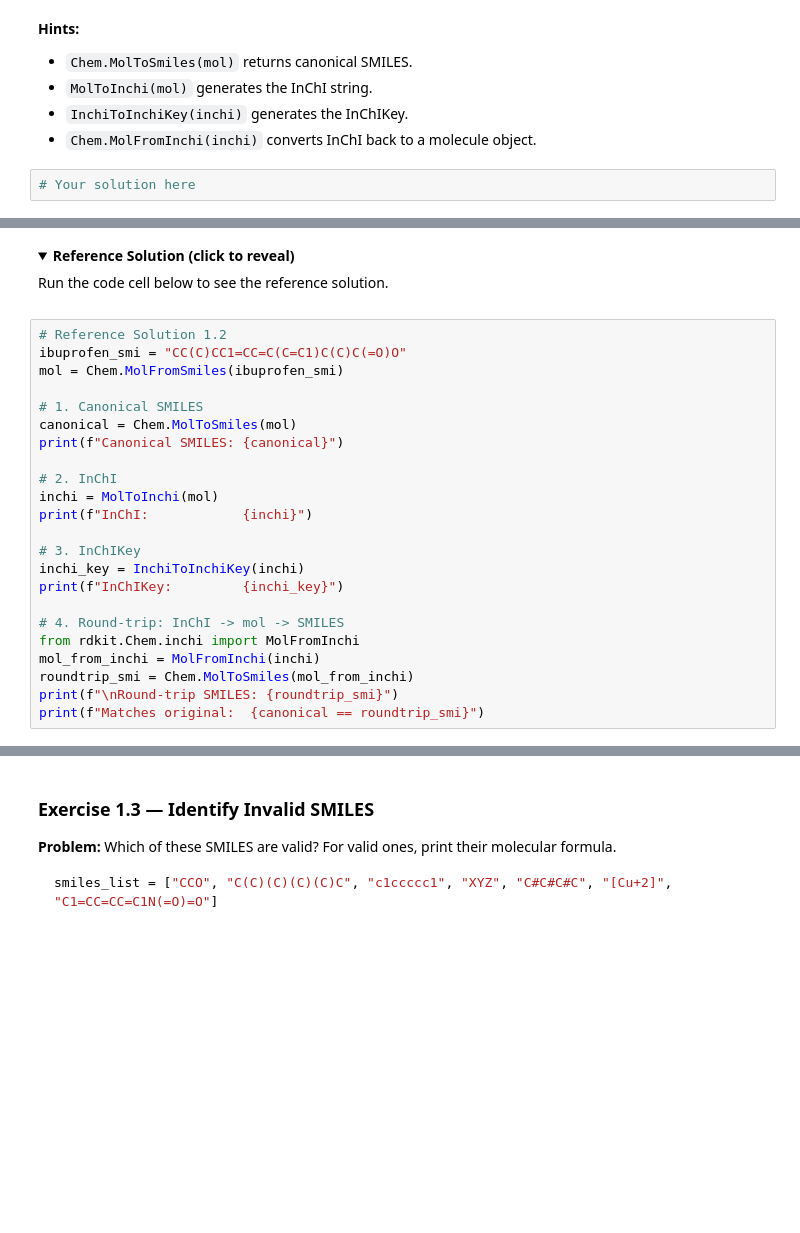
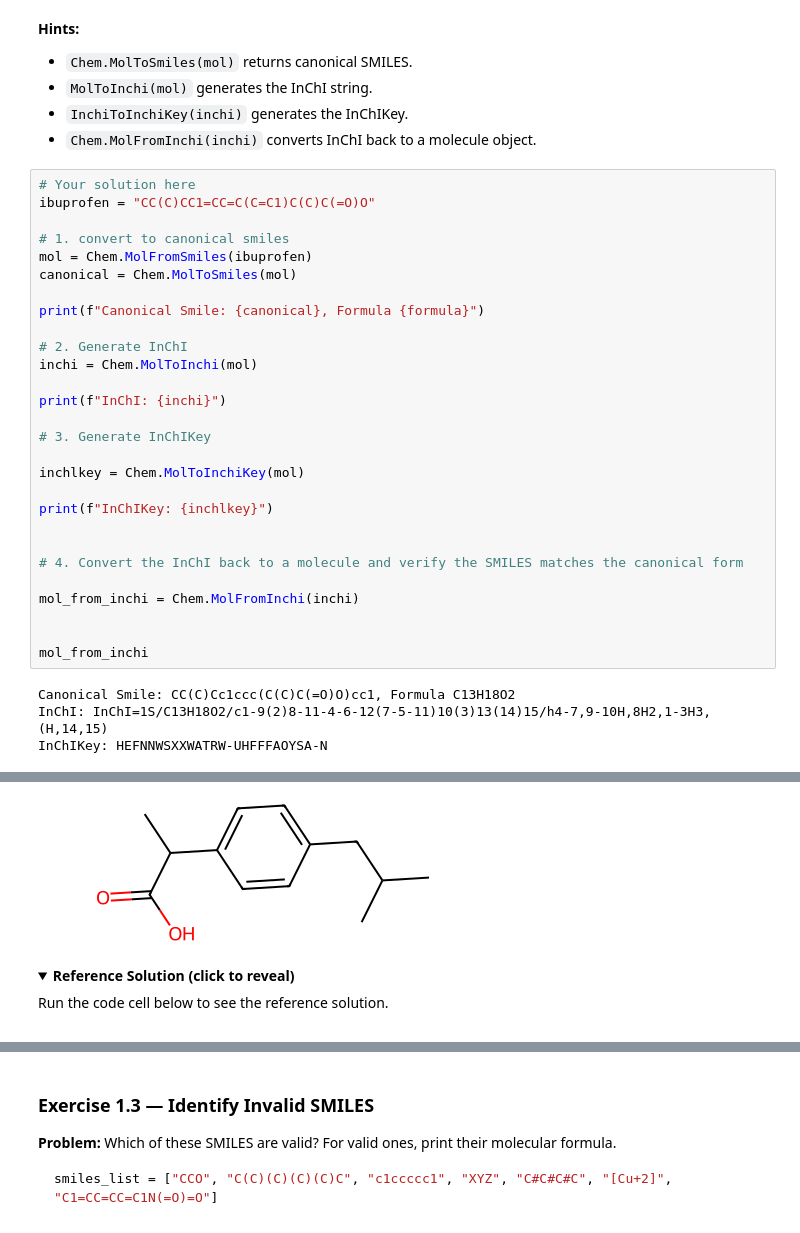
Before and after one commit to OmTarawneh/chem-rdkit-tutorial, a Jupyter notebook: notebooks/11-exercises.ipynb, the cells around one changed output, grey strips where cells are left out. Saved outputs shown, nothing was run; the diff lists cells and outputs as text; folded sections open; blank space fills up the shorter version.

```diff
--- a/notebooks/11-exercises.ipynb
+++ b/notebooks/11-exercises.ipynb
@@ -89,3 +132,33 @@ for name, smi in drug_smiles.items():
 - `Chem.MolFromInchi(inchi)` converts InChI back to a molecule object.
 # %%
 # Your solution here
+ibuprofen = "CC(C)CC1=CC=C(C=C1)C(C)C(=O)O"
+
+# 1. convert to canonical smiles
+mol = Chem.MolFromSmiles(ibuprofen)
+canonical = Chem.MolToSmiles(mol)
+
+print(f"Canonical Smile: {canonical}, Formula {formula}")
+
+# 2. Generate InChI
+inchi = Chem.MolToInchi(mol)
+
+print(f"InChI: {inchi}")
+
+# 3. Generate InChIKey
+
+inchlkey = Chem.MolToInchiKey(mol)
+
+print(f"InChIKey: {inchlkey}")
+
+
+# 4. Convert the InChI back to a molecule and verify the SMILES matches the canonical form
+
+mol_from_inchi = Chem.MolFromInchi(inchi)
+
+
+mol_from_inchi
+# %% [output]
+Canonical Smile: CC(C)Cc1ccc(C(C)C(=O)O)cc1, Formula C13H18O2
+InChI: InChI=1S/C13H18O2/c1-9(2)8-11-4-6-12(7-5-11)10(3)13(14)15/h4-7,9-10H,8H2,1-3H3,(H,14,15)
+InChIKey: HEFNNWSXXWATRW-UHFFFAOYSA-N
@@ -92,29 +166,7 @@ for name, smi in drug_smiles.items():
+[figure, added]
-# %% [markdown]
-<details>
-<summary><b>Reference Solution (click to reveal)</b></summary>
-
-Run the code cell below to see the reference solution.
-</details>
-# %%
-# Reference Solution 1.2
-ibuprofen_smi = "CC(C)CC1=CC=C(C=C1)C(C)C(=O)O"
-mol = Chem.MolFromSmiles(ibuprofen_smi)
-
-# 1. Canonical SMILES
-canonical = Chem.MolToSmiles(mol)
-print(f"Canonical SMILES: {canonical}")
-
-# 2. InChI
-inchi = MolToInchi(mol)
-print(f"InChI:            {inchi}")
-
-# 3. InChIKey
-inchi_key = InchiToInchiKey(inchi)
-print(f"InChIKey:         {inchi_key}")
-
-# 4. Round-trip: InChI -> mol -> SMILES
-from rdkit.Chem.inchi import MolFromInchi
-mol_from_inchi = MolFromInchi(inchi)
-roundtrip_smi = Chem.MolToSmiles(mol_from_inchi)
-print(f"\nRound-trip SMILES: {roundtrip_smi}")
-print(f"Matches original:  {canonical == roundtrip_smi}")
+# %% [markdown]
+<details>
+<summary><b>Reference Solution (click to reveal)</b></summary>
+
+Run the code cell below to see the reference solution.
+</details>
```
Also changed, not shown: parts of 35 cells of this notebook.
